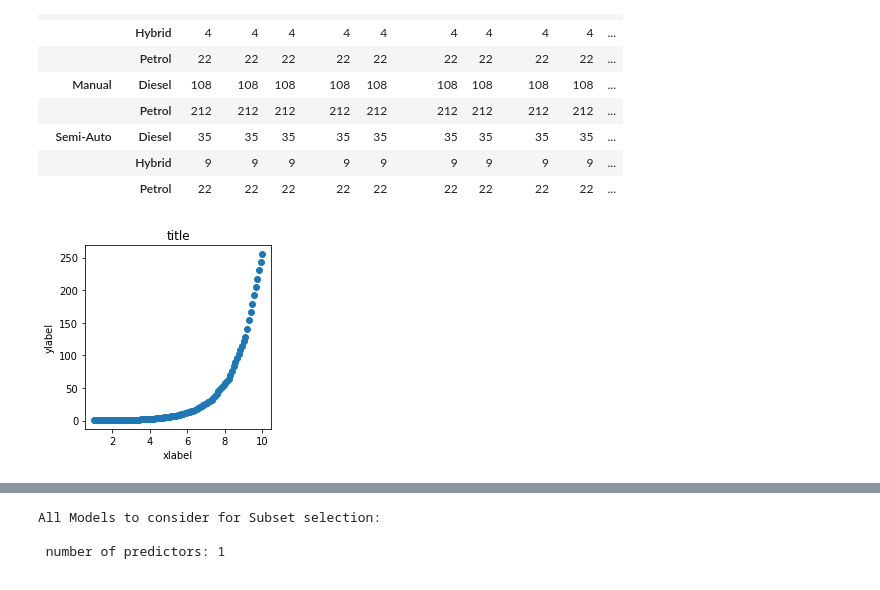
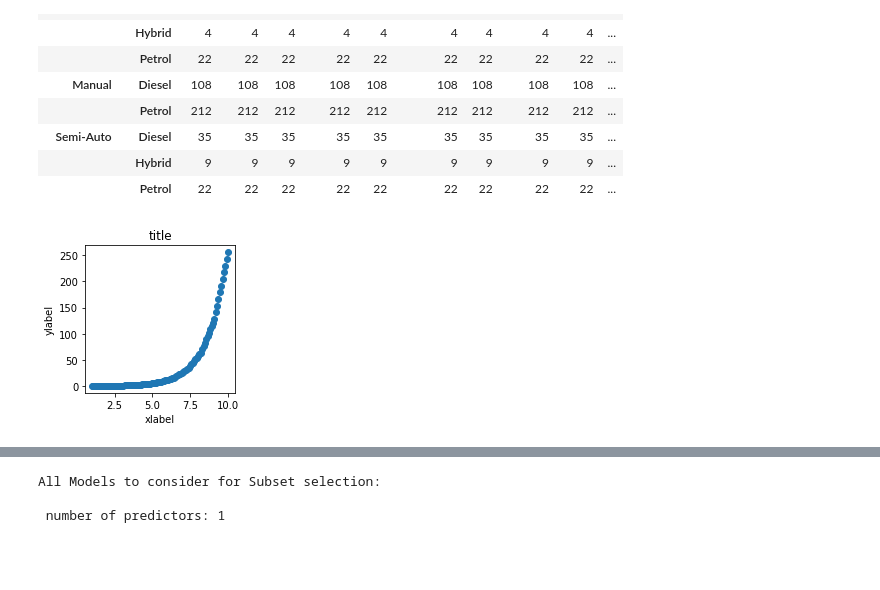
Before and after one commit to tadeohepperle/introductory-case-studies-project3, a Jupyter notebook: main.ipynb, the cells around one changed output, grey strips where cells are left out. Cells and saved outputs as stored; diff of their text form; code cells hidden in the pictures.

```diff
--- a/main.ipynb
+++ b/main.ipynb
@@ -115,37 +115,38 @@ def qqplot(arrx, arry,  title = "title", xlabel = "xlabel",ylabel = "ylabel", sa
         quantilesx.append(stats.norm.ppf(q) if (type(arrx) is type(None)) else np.quantile(arrx,q))
         quantilesy.append(stats.norm.ppf(q) if (type(arry) is type(None)) else np.quantile(arry,q))
     fig, ax = plt.subplots()
-    fig.set_size_inches(3.5, 3.5)
+    fig.set_size_inches(3,3)
     ax.set_title(title)
     ax.set_ylabel(ylabel)
     ax.set_xlabel(xlabel)
     #plt.axis('scaled')
     plt.tight_layout()
     plt.scatter(x= quantilesx, y=quantilesy)
     if(linelimit >0):
         plt.plot([-linelimit,linelimit],[-linelimit,linelimit])
 
     if(savepath != ""):
         fig.savefig(savepath, format='png', dpi=300)
     plt.show()
 
 # example:
 qqplot([1,2,3,10,4,5,6,7,8,9], [0.25,0.5,4,8,16,32,64,128,256,1,2])
 
 
-def scatter(arrx, arry,  title = "title", xlabel = "xlabel",ylabel = "ylabel", savepath = ""):
+def scatter(arrx, arry,  title = "title", xlabel = "xlabel",ylabel = "ylabel", savepath = "", size=(3,3)):
     fig, ax = plt.subplots()
-    fig.set_size_inches(3.5, 3.5)
+    inx,iny = size
+    fig.set_size_inches(inx,iny)
     ax.set_title(title)
     ax.set_ylabel(ylabel)
     ax.set_xlabel(xlabel)
     plt.tight_layout()
     plt.scatter(arrx, arry)
     if(savepath != ""):
         fig.savefig(savepath, format='png', dpi=300)
     plt.show()
 # %% [output]
-[figure, old version]
+[figure, new version]
 # %%
 # estimate the two linear models:
 ys = ["price","logprice"]
```
Also changed, not shown: parts of 5 cells of this notebook, 12 other files.
